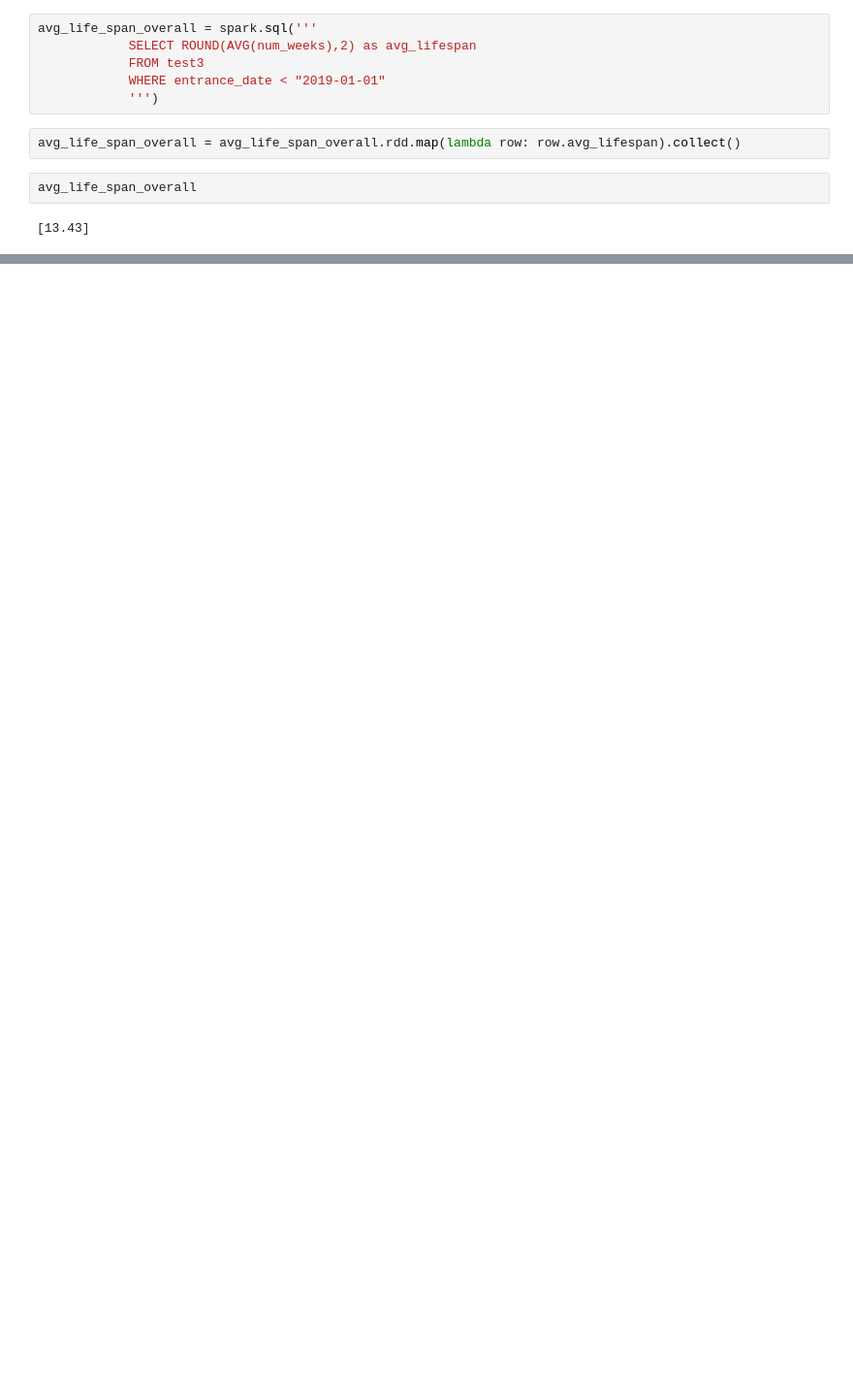
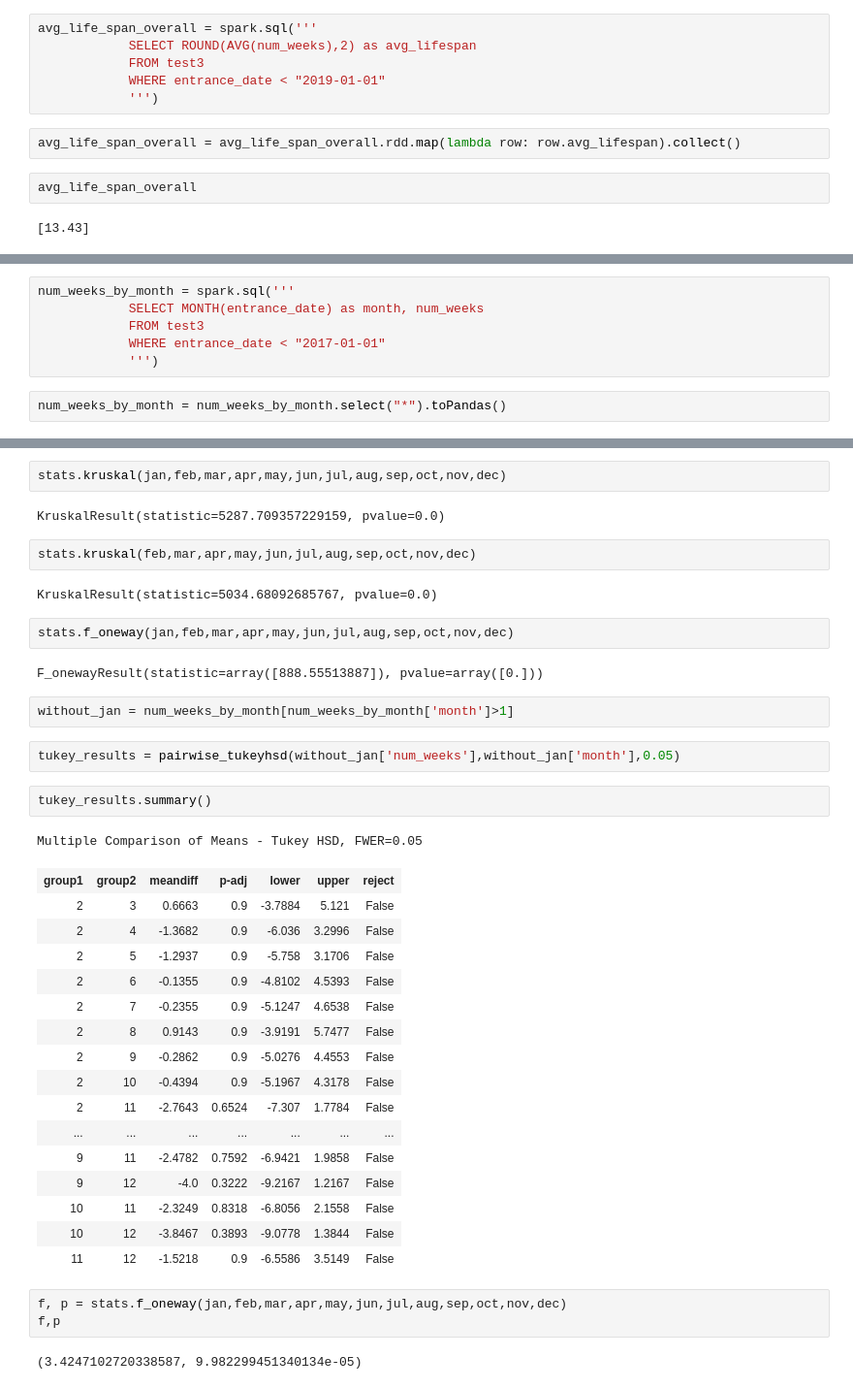
Before and after one commit to virsagothethird/UK-Top-100-Songs, a Jupyter notebook: uk100-Copy1.ipynb, the cells around one changed output, grey strips where cells are left out. Shown at 97% size. Drawn from its saved outputs; the diff is of its cells as text; blank space fills up the shorter version.

Commit message:
hypo tests

```diff
--- a/uk100-Copy1.ipynb
+++ b/uk100-Copy1.ipynb
@@ -1228,0 +1390,8 @@ ValueError: object too deep for desired array
+# %%
+num_weeks_by_month = spark.sql('''
+            SELECT MONTH(entrance_date) as month, num_weeks
+            FROM test3
+            WHERE entrance_date < "2017-01-01"
+            ''')
+# %%
+num_weeks_by_month = num_weeks_by_month.select("*").toPandas()
@@ -1228,0 +1431,41 @@ ValueError: object too deep for desired array
+# %%
+stats.kruskal(jan,feb,mar,apr,may,jun,jul,aug,sep,oct,nov,dec)
+# %% [output]
+KruskalResult(statistic=5287.709357229159, pvalue=0.0)
+# %%
+stats.kruskal(feb,mar,apr,may,jun,jul,aug,sep,oct,nov,dec)
+# %% [output]
+KruskalResult(statistic=5034.68092685767, pvalue=0.0)
+# %%
+stats.f_oneway(jan,feb,mar,apr,may,jun,jul,aug,sep,oct,nov,dec)
+# %% [output]
+F_onewayResult(statistic=array([888.55513887]), pvalue=array([0.]))
+# %%
+without_jan = num_weeks_by_month[num_weeks_by_month['month']>1]
+# %%
+tukey_results = pairwise_tukeyhsd(without_jan['num_weeks'],without_jan['month'],0.05)
+# %%
+tukey_results.summary()
+# %% [output]
+Multiple Comparison of Means - Tukey HSD, FWER=0.05
+| group1 | group2 | meandiff | p-adj | lower | upper | reject |
+| 2 | 3 | 0.6663 | 0.9 | -3.7884 | 5.121 | False |
+| 2 | 4 | -1.3682 | 0.9 | -6.036 | 3.2996 | False |
+| 2 | 5 | -1.2937 | 0.9 | -5.758 | 3.1706 | False |
+| 2 | 6 | -0.1355 | 0.9 | -4.8102 | 4.5393 | False |
+| 2 | 7 | -0.2355 | 0.9 | -5.1247 | 4.6538 | False |
+| 2 | 8 | 0.9143 | 0.9 | -3.9191 | 5.7477 | False |
+| 2 | 9 | -0.2862 | 0.9 | -5.0276 | 4.4553 | False |
+| 2 | 10 | -0.4394 | 0.9 | -5.1967 | 4.3178 | False |
+| 2 | 11 | -2.7643 | 0.6524 | -7.307 | 1.7784 | False |
+| ... | ... | ... | ... | ... | ... | ... |
+| 9 | 11 | -2.4782 | 0.7592 | -6.9421 | 1.9858 | False |
+| 9 | 12 | -4.0 | 0.3222 | -9.2167 | 1.2167 | False |
+| 10 | 11 | -2.3249 | 0.8318 | -6.8056 | 2.1558 | False |
+| 10 | 12 | -3.8467 | 0.3893 | -9.0778 | 1.3844 | False |
+| 11 | 12 | -1.5218 | 0.9 | -6.5586 | 3.5149 | False |
+# %%
+f, p = stats.f_oneway(jan,feb,mar,apr,may,jun,jul,aug,sep,oct,nov,dec)
+f,p
+# %% [output]
+(3.4247102720338587, 9.982299451340134e-05)
```
Also changed, not shown: parts of 30 cells of this notebook.
